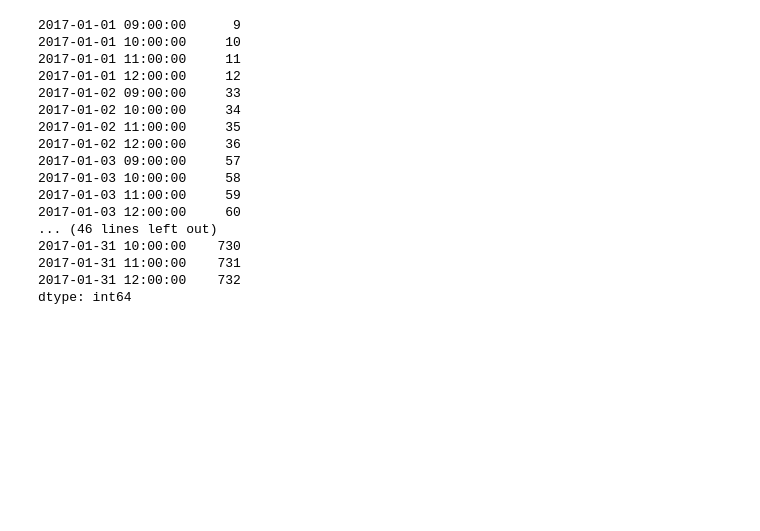
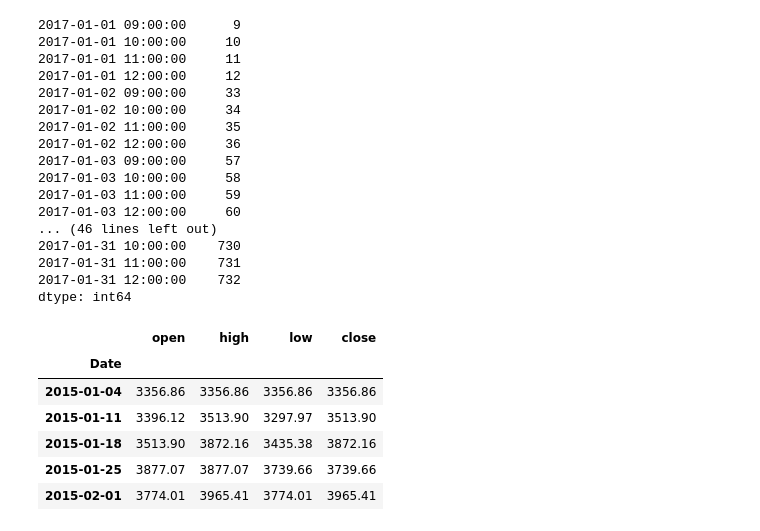
Before and after one commit to yukimura1227/trainings, a Jupyter notebook: pandas_sample/pandas_sample.ipynb, the cells around one changed output. Saved outputs shown, nothing was run; the diff lists cells and outputs as text; code cells hidden in the pictures; blank space fills up the shorter version.

Commit message:
add exmple for resample

```diff
--- a/pandas_sample/pandas_sample.ipynb
+++ b/pandas_sample/pandas_sample.ipynb
@@ -1010,3 +1010,15 @@ time_series.between_time(time(9,0), time(12,0))
 2017-01-31 11:00:00    731
 2017-01-31 12:00:00    732
 dtype: int64
+# %%
+# resample()メソッドを使用することで時系列のデータの頻度を変換できる = 日次のデータを週次や月次のデータに変換できる
+# NOTE: ohlcは、open high, low
+stock_df['TOEI ANIMATION'].resample('W').ohlc().head()
+# %% [output]
+|  | open | high | low | close |
+| Date |  |  |  |  |
+| 2015-01-04 | 3356.86 | 3356.86 | 3356.86 | 3356.86 |
+| 2015-01-11 | 3396.12 | 3513.90 | 3297.97 | 3513.90 |
+| 2015-01-18 | 3513.90 | 3872.16 | 3435.38 | 3872.16 |
+| 2015-01-25 | 3877.07 | 3877.07 | 3739.66 | 3739.66 |
+| 2015-02-01 | 3774.01 | 3965.41 | 3774.01 | 3965.41 |
```
